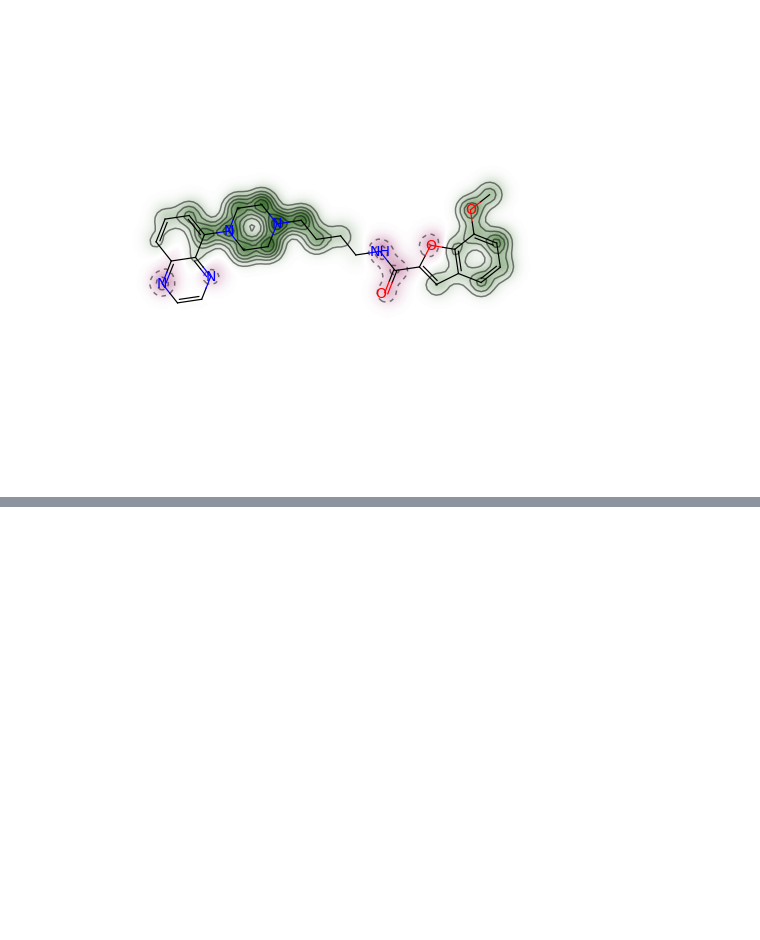
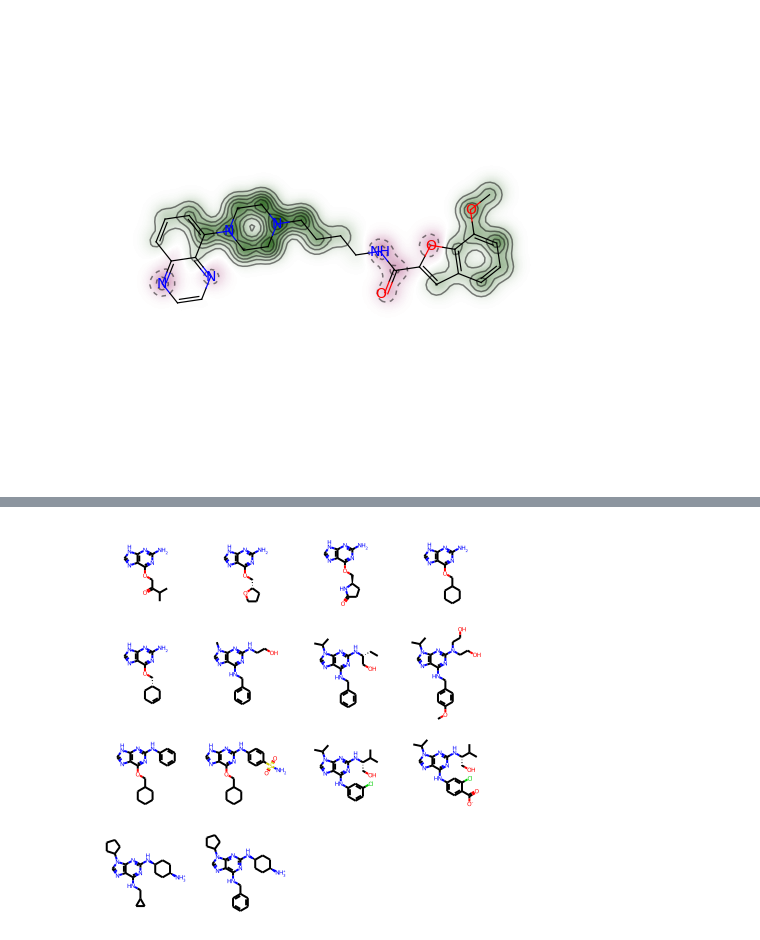
Before and after one commit to jinwoo3239/rdkit, a Jupyter notebook: RDKIT_tutorial_rev.ipynb, the cells around one changed output, grey strips where cells are left out. Cells and saved outputs as stored; diff of their text form; code cells hidden in the pictures; blank space fills up the shorter version.

```diff
--- a/RDKIT_tutorial_rev.ipynb
+++ b/RDKIT_tutorial_rev.ipynb
@@ -400,0 +465,7 @@ fig, maxweight = SimilarityMaps.GetSimilarityMapForFingerprint(refmol, mol, Simi
+# %%
+for mol in subms:
+    _ = AllChem.GenerateDepictionMatching2DStructure(mol, p)
+
+Chem.Draw.MolsToGridImage(subms, molsPerRow=4, subImgSize=(100, 100))
+# %% [output]
+[figure, added]
```
Also changed, not shown: parts of 90 cells of this notebook.
